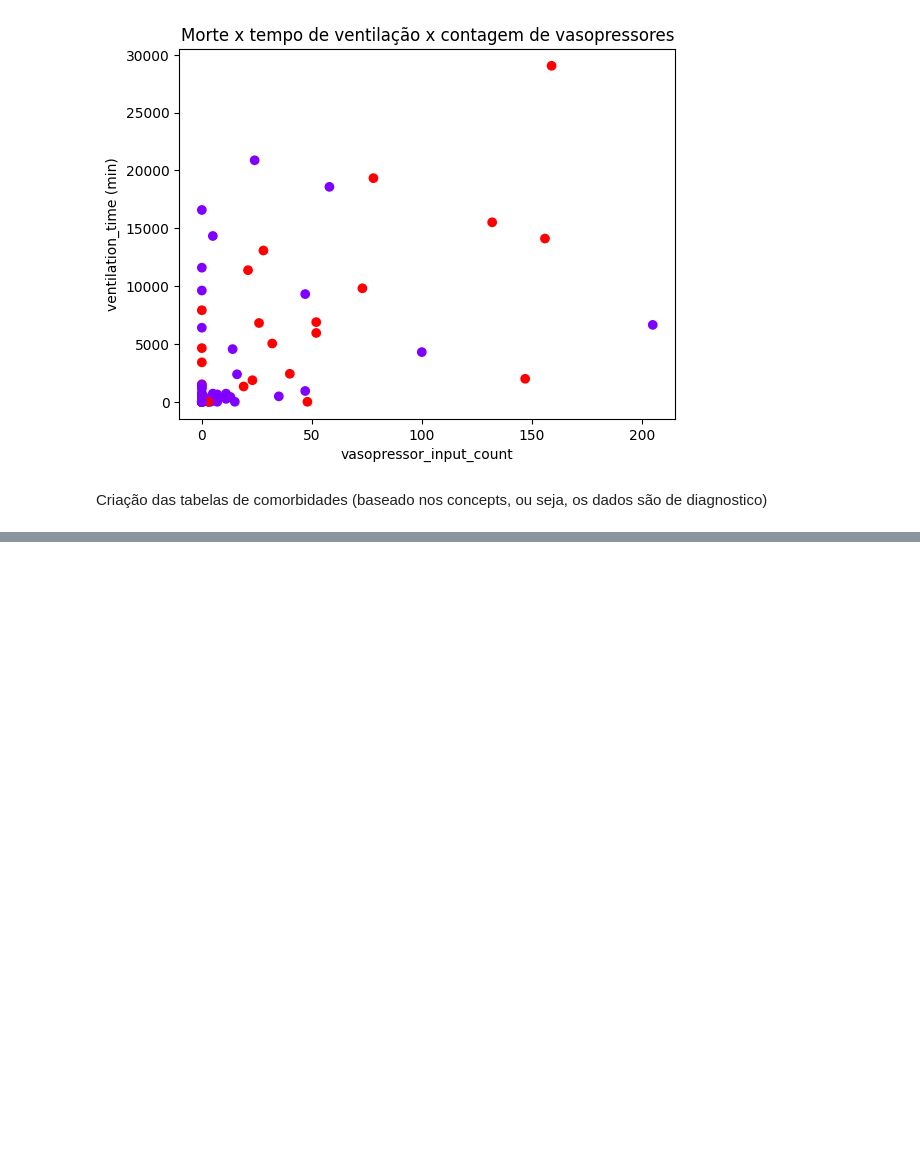
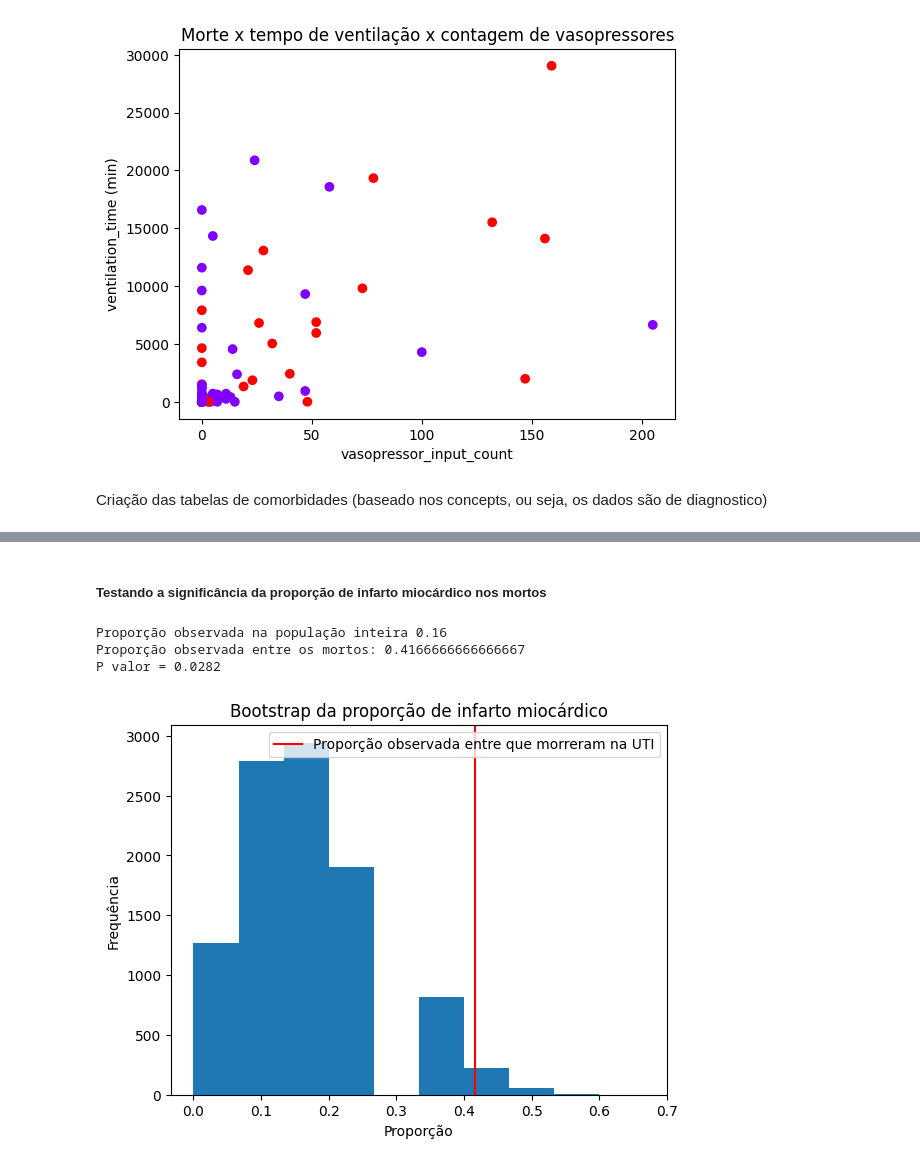
Before and after one commit to besome/speed-uti, a Jupyter notebook: mimic-code/mimic-iv-demo/2.2/analise.ipynb, the cells around one changed output, grey strips where cells are left out. Saved outputs shown, nothing was run; the diff lists cells and outputs as text; code cells hidden in the pictures; blank space fills up the shorter version.

```diff
--- a/mimic-code/mimic-iv-demo/2.2/analise.ipynb
+++ b/mimic-code/mimic-iv-demo/2.2/analise.ipynb
@@ -517,0 +540,33 @@ comorbidities = merged_df.groupby('subject_id_x').agg({
+# %% [markdown]
+##### Testando a significância da proporção de infarto miocárdico nos mortos
+# %%
+
+n_mortos = tabelona['icu_death'].sum()
+stat = tabelona[tabelona['icu_death']==1]['myocardial_infarct'].sum()/n_mortos # A proporção observada
+
+
+n = 10000
+proportions = []
+for i in range(n):
+    # 12 "mortos simulados" são selecionados COM reposição, para assumir que a distribuição reflete a da população
+    sample = tabelona.sample(n=n_mortos, replace=True)
+    proportions.append(sample['myocardial_infarct'].sum()/n_mortos)
+
+
+# P valor: Qual a porcentagem de situações simuladas aleatórias tão extremas quanto a observada?
+pv = np.sum(np.array(proportions)>=stat)/n
+
+plt.hist(proportions)
+plt.axvline(x=stat,color='red',label='Proporção observada entre que morreram na UTI')
+plt.xlabel("Proporção")
+plt.ylabel("Frequência")
+plt.legend()
+plt.title("Bootstrap da proporção de infarto miocárdico")
+print("Proporção observada na população inteira",tabelona['myocardial_infarct'].sum()/100)
+print("Proporção observada entre os mortos:",stat)
+print("P valor =",pv)
+# %% [output]
+Proporção observada na população inteira 0.16
+Proporção observada entre os mortos: 0.4166666666666667
+P valor = 0.0282
+[figure, added]
```
Also changed, not shown: parts of 11 cells of this notebook.
